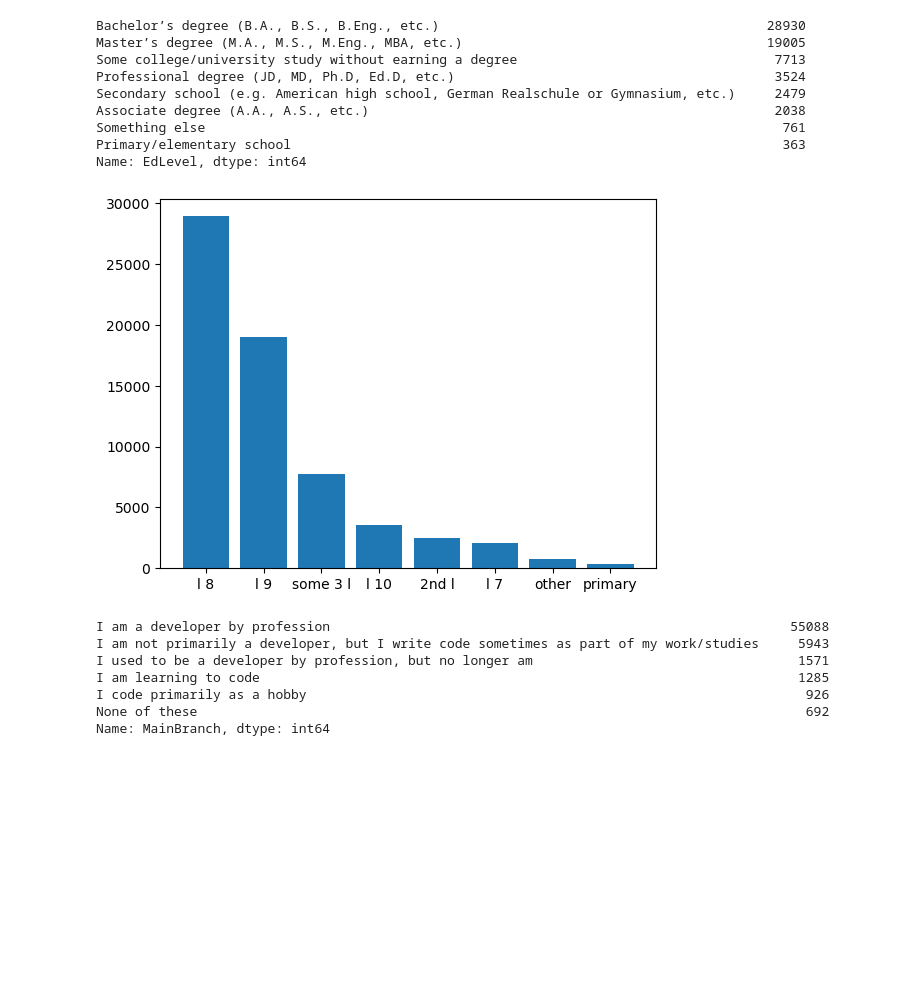
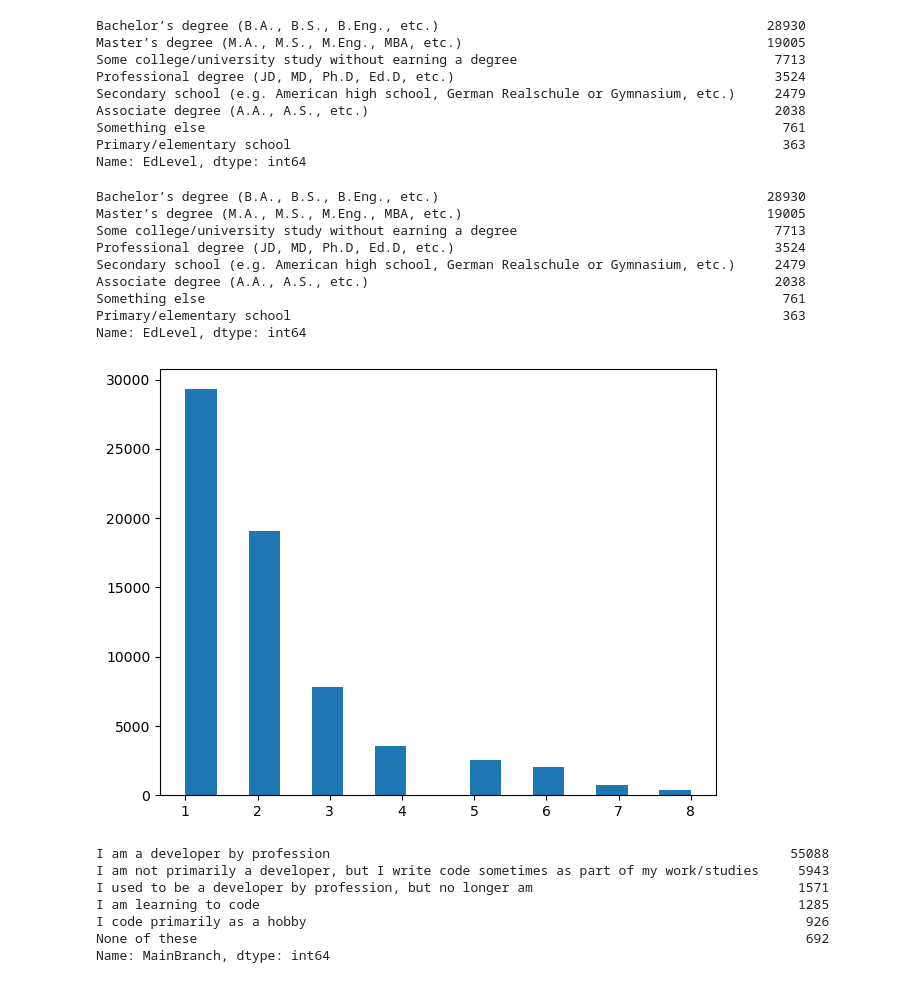
Before and after one commit to decvfox/PfDA_Project_2, a Jupyter notebook: Project_1.ipynb, the cells around one changed output. Cells and saved outputs as stored; diff of their text form; code cells hidden in the pictures; blank space fills up the shorter version.

```diff
--- a/Project_1.ipynb
+++ b/Project_1.ipynb
@@ -256,10 +254,32 @@ Name: EdLevel, dtype: int64
 # %%
 unique = 'l 8', 'l 9', 'some 3 l', 'l 10' , '2nd l', 'l 7', 'other', 'primary'
 # we can now put this into a Bar Chart
-plt.bar(unique, count2)
-plt.show()
+#plt.bar(unique, count2)
+print(count2)
+#plt.show()
 # %% [output]
-[figure, removed]
+Bachelor’s degree (B.A., B.S., B.Eng., etc.)                                          28930
+Master’s degree (M.A., M.S., M.Eng., MBA, etc.)                                       19005
+Some college/university study without earning a degree                                 7713
+Professional degree (JD, MD, Ph.D, Ed.D, etc.)                                         3524
+Secondary school (e.g. American high school, German Realschule or Gymnasium, etc.)     2479
+Associate degree (A.A., A.S., etc.)                                                    2038
+Something else                                                                          761
+Primary/elementary school                                                               363
+Name: EdLevel, dtype: int64
+# %%
+import random
+s_list = []
+for i in range(1,9):
+        s_list.append(i)
+
+r_list = random.choices(s_list, weights=(28930, 19005, 7713, 3524, 2479, 2038, 761, 363), k=65505)
+
+plt.hist(r_list, bins = 16)
+plt.tight_layout()
+plt.show()
+# %% [output]
+[figure, added]
 # %%
 #MainBranch
 count2 = df["MainBranch"].value_counts()
```
Also changed, not shown: parts of 6 cells of this notebook.
